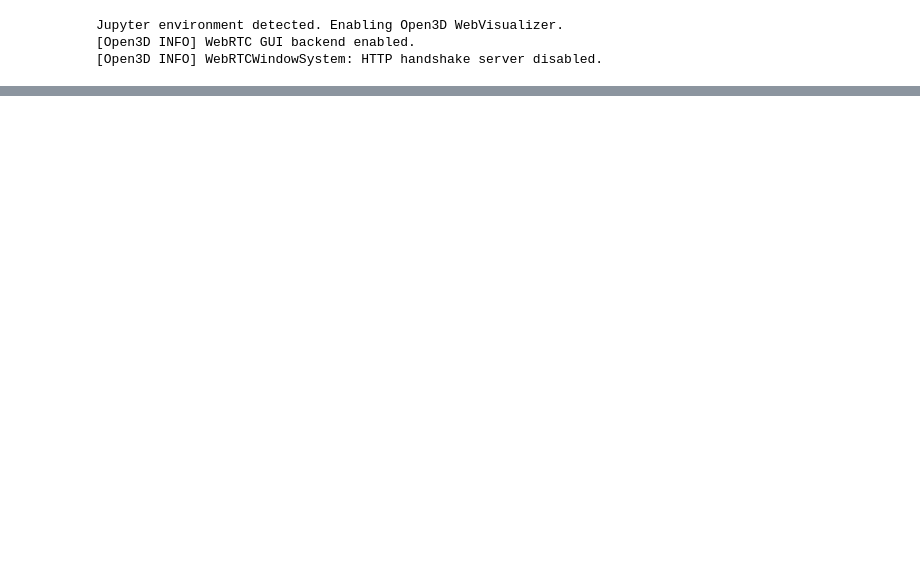
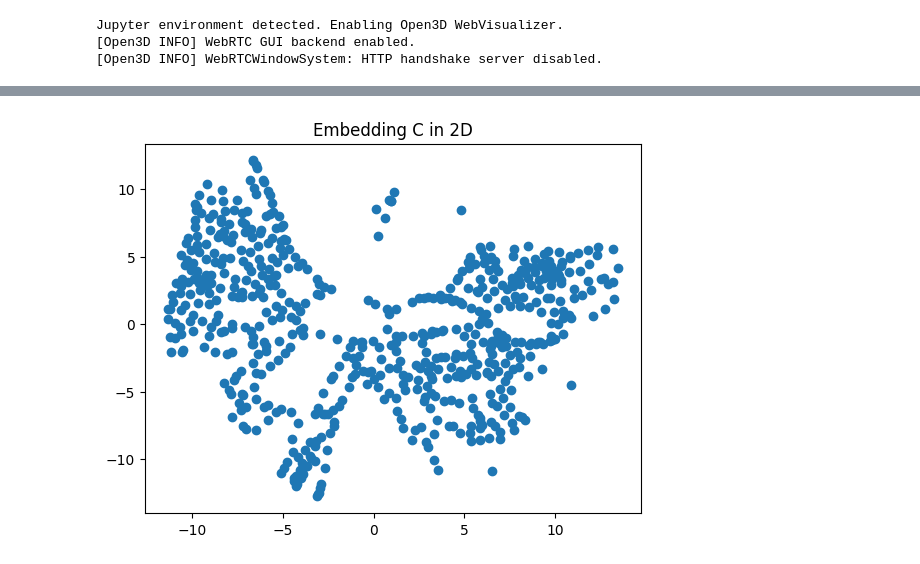
Before and after one commit to DavidGraber/protein_surface_modelling, a Jupyter notebook: main.ipynb, the cells around one changed output, grey strips where cells are left out. Drawn from its saved outputs; the diff is of its cells as text; code cells hidden in the pictures; blank space fills up the shorter version.

```diff
--- a/main.ipynb
+++ b/main.ipynb
@@ -60,0 +71,7 @@ patch_indeces
+# %%
+patch_indeces, patch_coords, pairwise_distances = extract_surface_patch(coords_C, center_C, 12)
+patch_C = {}
+patch_C["indeces"] = patch_indeces
+patch_C["coords"] = patch_coords
+patch_C["distance_matrix"] = pairwise_distances
+patch_C["features"]=features_C[patch_C["indeces"]]
@@ -60,0 +112,6 @@ patch_indeces
+# %%
+plt.scatter(embedding_C[:,0], embedding_C[:,1])
+plt.title('Embedding C in 2D')
+plt.show()
+# %% [output]
+[figure, added]
```
Also changed, not shown: parts of 18 cells of this notebook.
